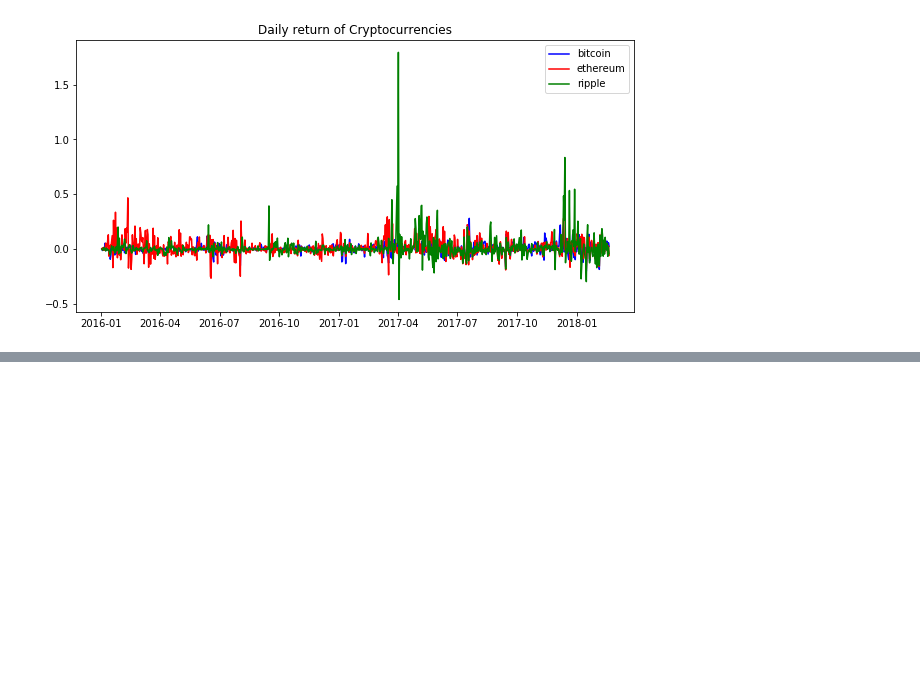
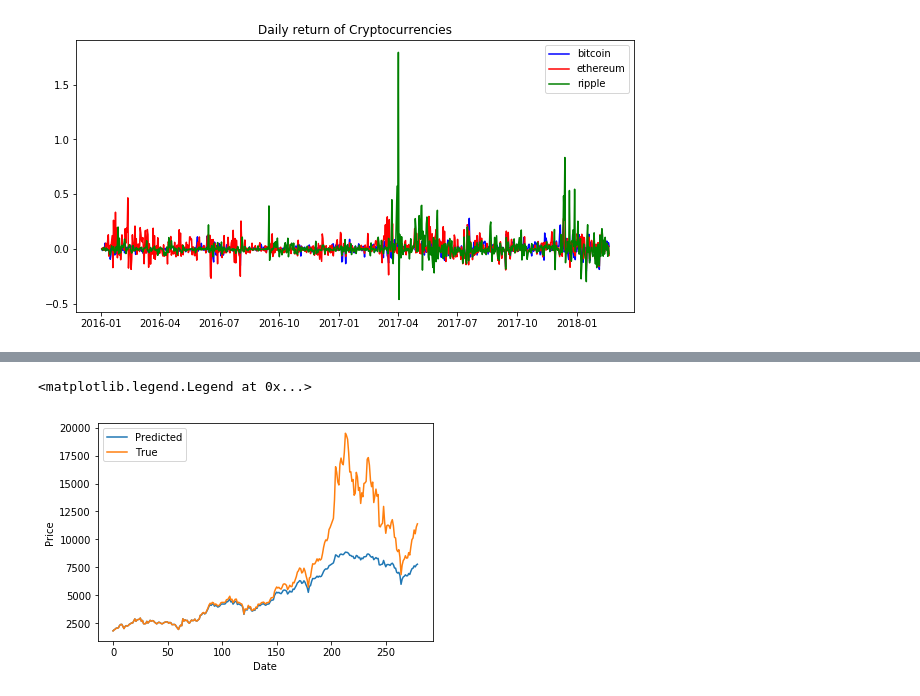
Before and after one commit to samuelvenzi/d_science_temple, a Jupyter notebook: Final Project/Crypto Analysis - Final Project.ipynb, the cells around one changed output, grey strips where cells are left out. Cells and saved outputs as stored; diff of their text form; code cells hidden in the pictures; blank space fills up the shorter version.

```diff
--- a/Final Project/Crypto Analysis - Final Project.ipynb
+++ b/Final Project/Crypto Analysis - Final Project.ipynb
@@ -210,0 +255,7 @@ plt.show()
+# %%
+working_data = [df_train, df_test]
+working_data = pd.concat(working_data)
+
+working_data = working_data.reset_index()
+working_data['date'] = pd.to_datetime(working_data['Date'])
+working_data = working_data.set_index('Date')
@@ -210,0 +268,8 @@ plt.show()
+# %%
+def create_lookback(dataset, look_back=1):
+    X, Y = [], []
+    for i in range(len(dataset) - look_back):
+        a = dataset[i:(i + look_back), 0]
+        X.append(a)
+        Y.append(dataset[i + look_back, 0])
+    return np.array(X), np.array(Y)
@@ -210,0 +345,11 @@ plt.show()
+# %%
+# add one additional data point to align shapes of the predictions and true labels
+X_test = np.append(X_test, scaler.transform(working_data.iloc[-1][0]))
+X_test = np.reshape(X_test, (len(X_test), 1, 1))
+
+# get predictions and then make some transformations to be able to calculate RMSE properly in USD
+prediction = model.predict(X_test)
+prediction_inverse = scaler.inverse_transform(prediction.reshape(-1, 1))
+Y_test_inverse = scaler.inverse_transform(Y_test.reshape(-1, 1))
+prediction2_inverse = np.array(prediction_inverse[:,0][1:])
+Y_test2_inverse = np.array(Y_test_inverse[:,0])
@@ -210,0 +360,10 @@ plt.show()
+# %%
+plt.figure()
+plt.xlabel('Date')
+plt.ylabel('Price')
+plt.plot(prediction2_inverse)
+plt.plot(Y_test2_inverse)
+plt.legend(['Predicted', 'True'])
+# %% [output]
+<matplotlib.legend.Legend at 0x...>
+[figure, added]
```
Also changed, not shown: parts of 13 cells of this notebook, 1 other file.
